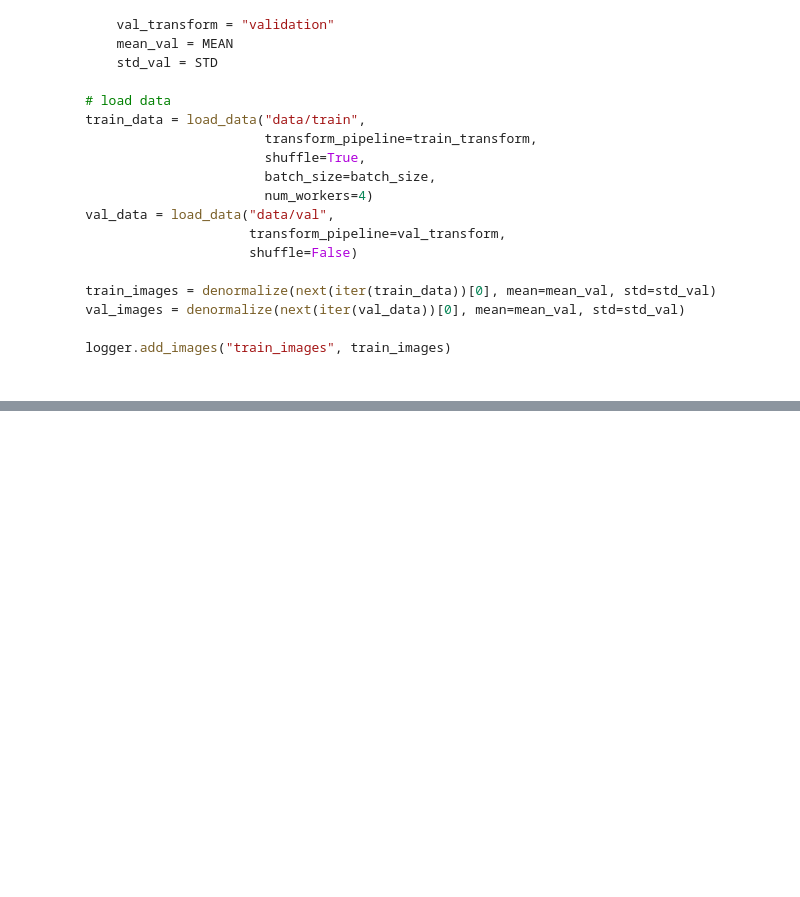
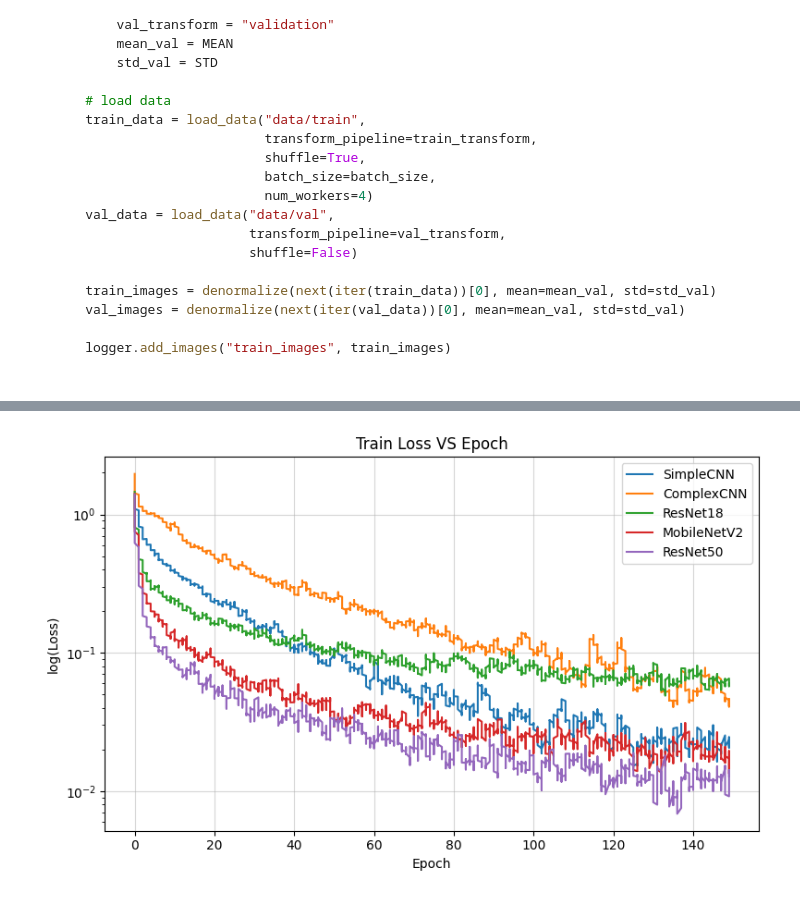
Before and after one commit to JsteinerDataEngineer/brain_tumor_identification, a Jupyter notebook: notebooks/brain_tumor_identification.ipynb, the cells around one changed output, grey strips where cells are left out. Drawn from its saved outputs; the diff is of its cells as text; code cells hidden in the pictures; blank space fills up the shorter version.

```diff
--- a/notebooks/brain_tumor_identification.ipynb
+++ b/notebooks/brain_tumor_identification.ipynb
@@ -887,0 +943,4 @@ plt.show()
+# %%
+plot_training_curves(runs, tag="train/loss", smooth=0.9, title="Train Loss VS Epoch", ylabel="log(Loss)", logy=True)
+# %% [output]
+[figure, added]
```
Also changed, not shown: parts of 19 cells of this notebook.
